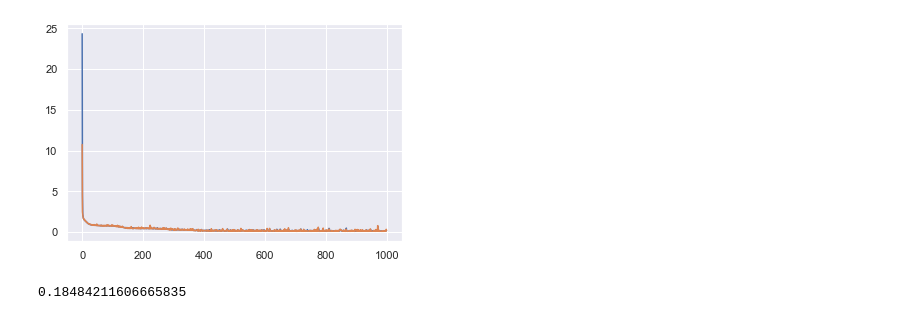
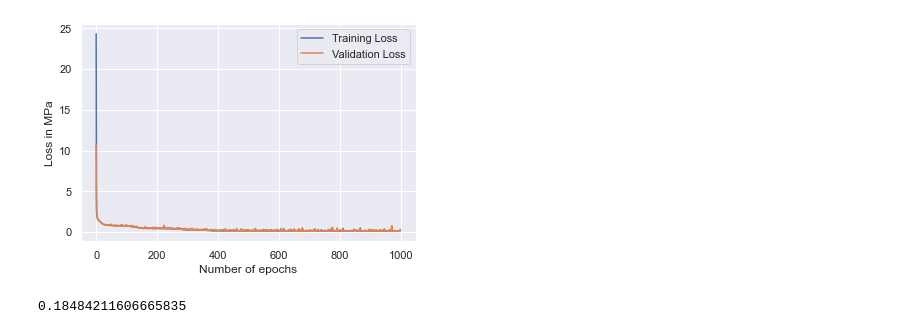
Before and after one commit to kavanshah1197/Thick_walled_PV, a Jupyter notebook: Keras_Net.ipynb, the cells around one changed output. Cells and saved outputs as stored; diff of their text form; code cells hidden in the pictures.

```diff
--- a/Keras_Net.ipynb
+++ b/Keras_Net.ipynb
@@ -56,11 +53,14 @@ opt = tf.keras.optimizers.Adam(learning_rate=0.05)
 stress_pred_model.compile(optimizer=opt, loss=tf.keras.losses.MeanSquaredError())
 hist_obj = stress_pred_model.fit(training_data_input.T, training_data_output.T, epochs=1000, verbose=0, batch_size = 64, validation_data=(dev_data_input.T, dev_data_output.T))
 # %%
-plt.plot(np.sqrt(hist_obj.history['loss'])/1e6)
-plt.plot(np.sqrt(hist_obj.history['val_loss'])/1e6)
+plt.plot(np.sqrt(hist_obj.history['loss'])/1e6, label='Training Loss')
+plt.plot(np.sqrt(hist_obj.history['val_loss'])/1e6, label='Validation Loss')
+plt.xlabel('Number of epochs')
+plt.ylabel('Loss in MPa')
+plt.legend()
 plt.show()
 # %% [output]
-[figure, old version]
+[figure, new version]
 # %%
 np.sqrt(hist_obj.history['loss'][-1])/1e6
 # %% [output]
```
Also changed, not shown: parts of 6 cells of this notebook.
